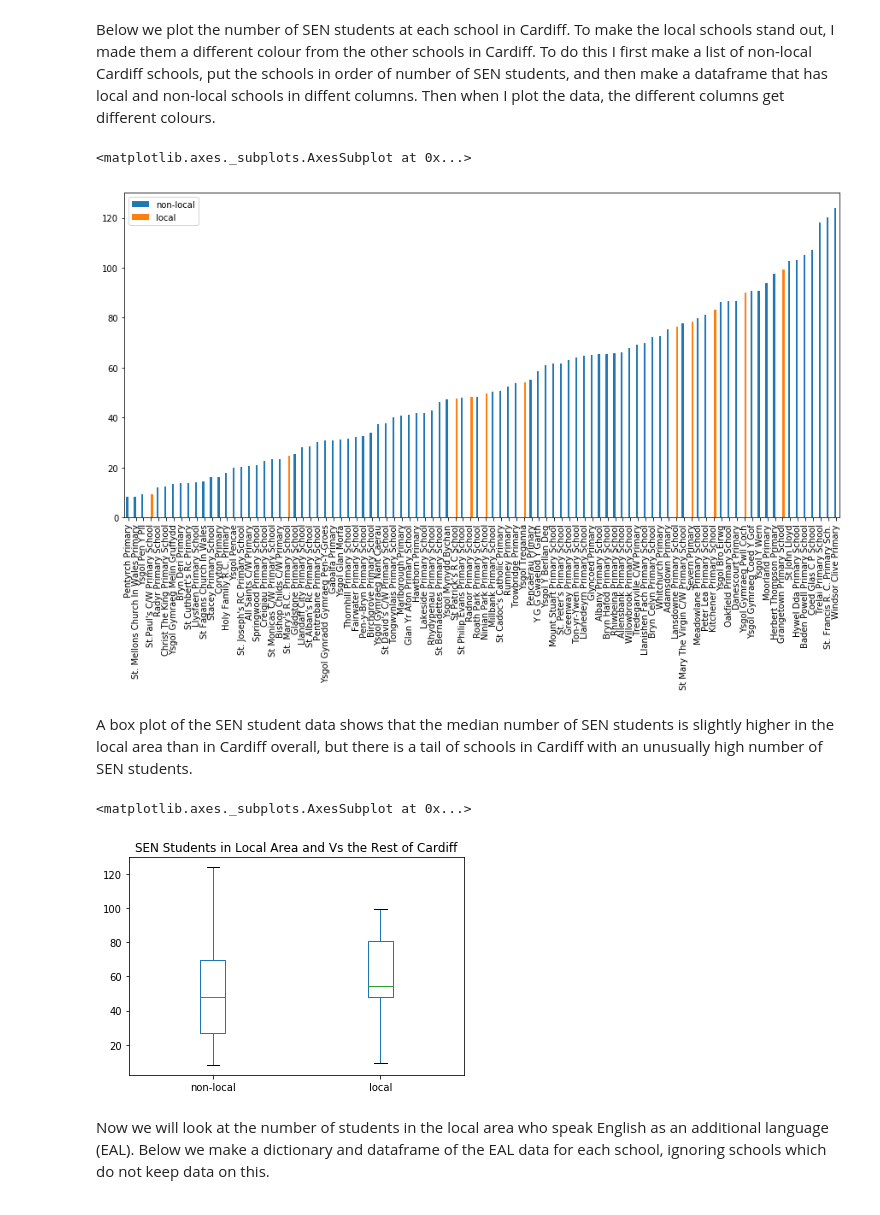
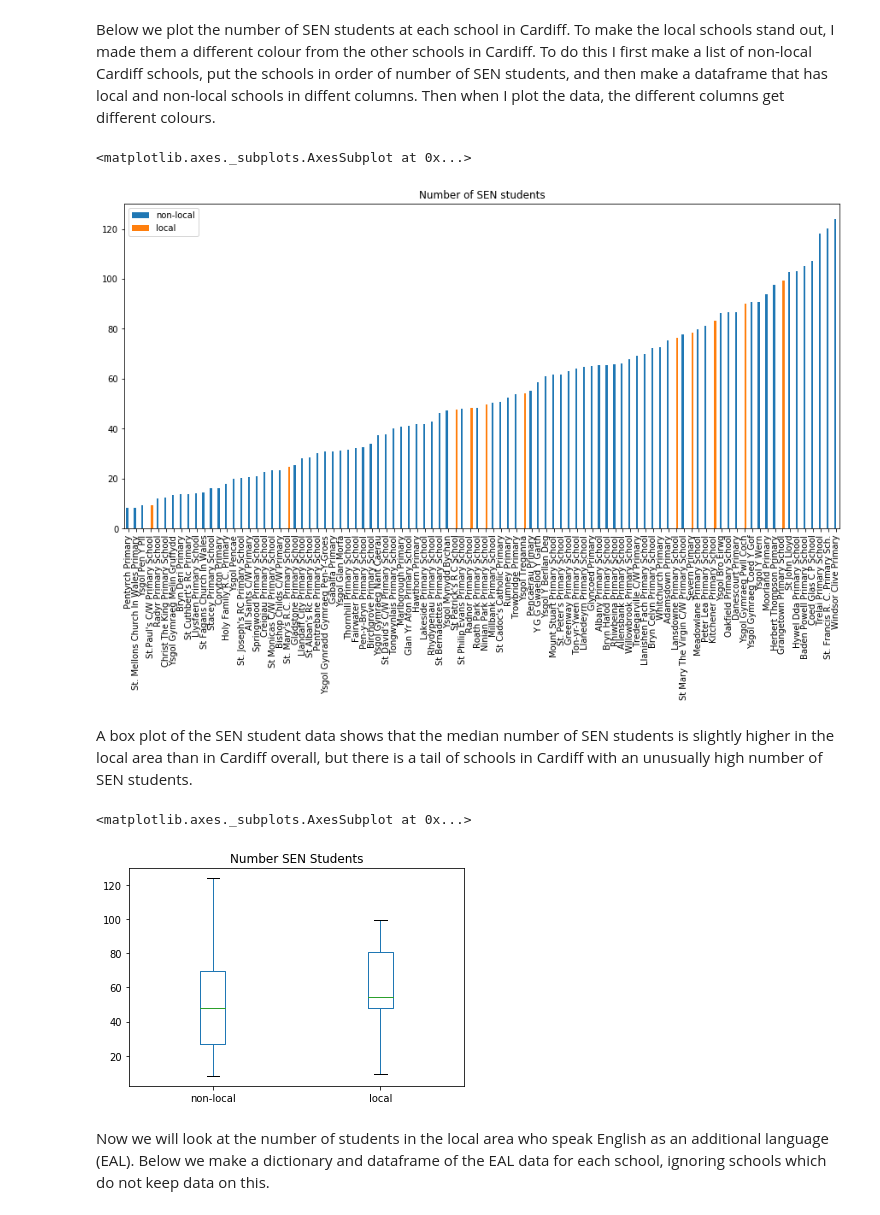
Before and after one commit to idorrington92/SRCDC_cardiff_data_analysis, a Jupyter notebook: codes/schools/my_local_school_webscraping.ipynb, the cells around one changed output. Saved outputs shown, nothing was run; the diff lists cells and outputs as text; code cells hidden in the pictures.

```diff
--- a/codes/schools/my_local_school_webscraping.ipynb
+++ b/codes/schools/my_local_school_webscraping.ipynb
@@ -276,18 +281,18 @@ Below we plot the number of SEN students at each school in Cardiff. To make the
 # %%
 order = number_cardiff_sen_students.dropna().sort_values().keys()
 local_nonlocal_sen = pd.concat([number_cardiff_sen_students[non_local_school],number_cardiff_sen_students[local_schools]],\
                                                                                     axis=1,keys=['non-local','local'])
-local_nonlocal_sen.set_index(number_cardiff_sen_students.keys()).loc[order].plot(kind='bar',figsize=(15,7))
+local_nonlocal_sen.set_index(number_cardiff_sen_students.keys()).loc[order].plot(kind='bar',title='Number of SEN students',figsize=(15,7))
 # %% [output]
 <matplotlib.axes._subplots.AxesSubplot at 0x...>
-[figure, old version]
+[figure, new version]
 # %% [markdown]
 A box plot of the SEN student data shows that the median number of SEN students is slightly higher in the local area than in Cardiff overall, but there is a tail of schools in Cardiff with an unusually high number of SEN students.
 # %%
-local_nonlocal_sen.plot(kind='box',title='SEN Students in Local Area and Vs the Rest of Cardiff')
+local_nonlocal_sen.plot(kind='box',title='Number SEN Students')
 # %% [output]
 <matplotlib.axes._subplots.AxesSubplot at 0x...>
-[figure, old version]
+[figure, new version]
 # %% [markdown]
 Now we will look at the number of students in the local area who speak English as an additional language (EAL). Below we make a dictionary and dataframe of the EAL data for each school, ignoring schools which do not keep data on this.
 # %%
```
Also changed, not shown: parts of 4 cells of this notebook, 3 other files.
